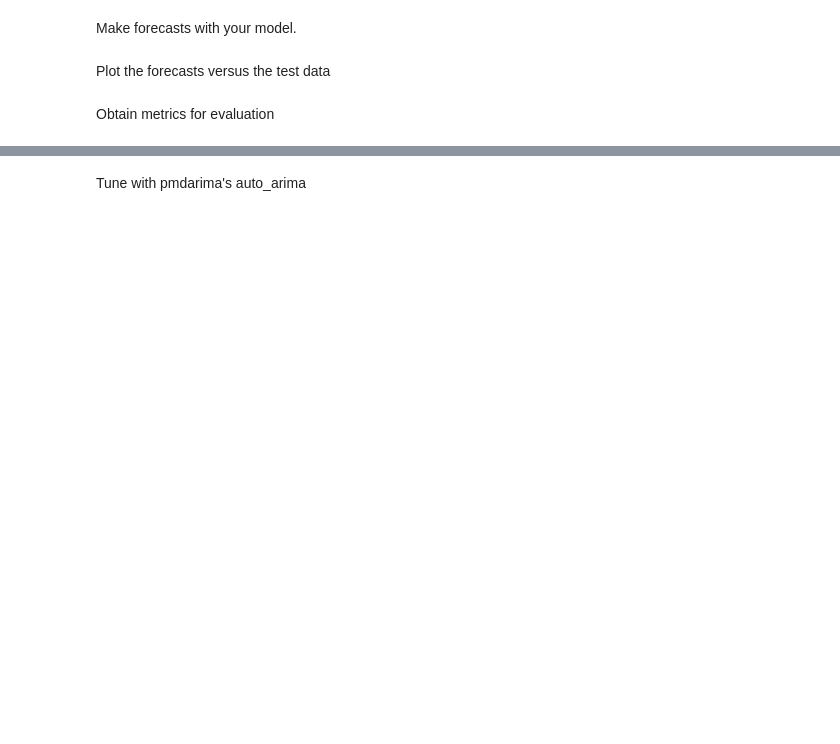
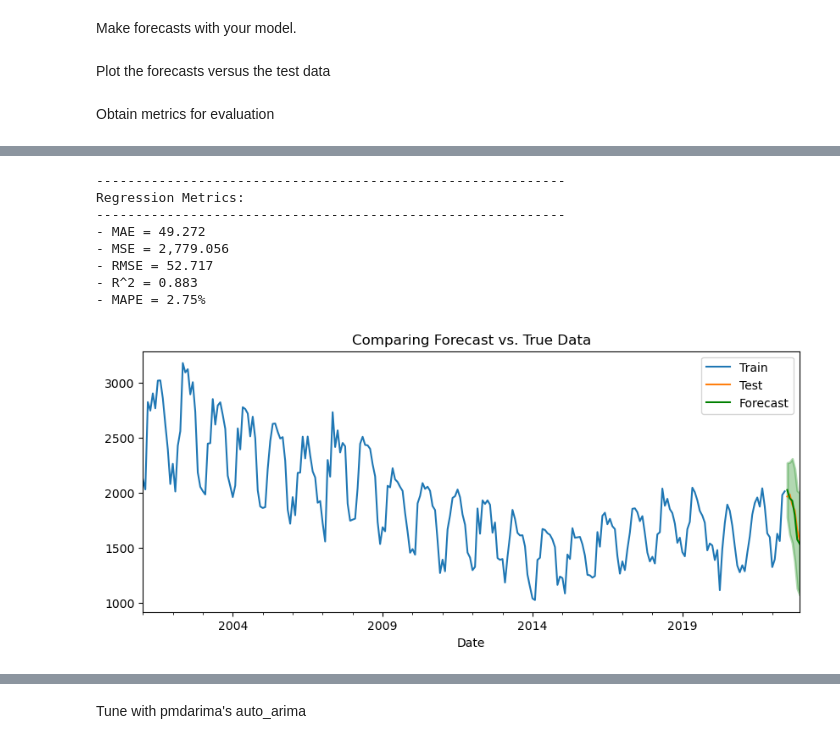
Before and after one commit to EhLeeOod/proj-3-part-1, a Jupyter notebook: core-proj-3-part-2.ipynb, the cells around one changed output, grey strips where cells are left out. Drawn from its saved outputs; the diff is of its cells as text; code cells hidden in the pictures; blank space fills up the shorter version.

```diff
--- a/core-proj-3-part-2.ipynb
+++ b/core-proj-3-part-2.ipynb
@@ -949,0 +1094,4 @@ Obtain metrics for evaluation
+# %%
+sarima = tsa.SARIMAX(train, order = (p,d,q), seasonal_order = (P, D, Q, m)).fit()
+
+sarima.summary()
@@ -949,0 +1119,20 @@ Obtain metrics for evaluation
+# %%
+# forecast summary frame
+forecast_df = sarima.get_forecast(len(test)).summary_frame()
+
+# forecast plot w/ true values
+fig, ax = plot_forecast(train, test, forecast_df)
+
+# regression metrics
+regression_metrics_ts(test, forecast_df["mean"])
+ax.legend(["Train", "Test", "Forecast"]);
+# %% [output]
+------------------------------------------------------------
+Regression Metrics:
+------------------------------------------------------------
+- MAE = 49.272
+- MSE = 2,779.056
+- RMSE = 52.717
+- R^2 = 0.883
+- MAPE = 2.75%
+[figure, added]
```
Also changed, not shown: parts of 17 cells of this notebook.
